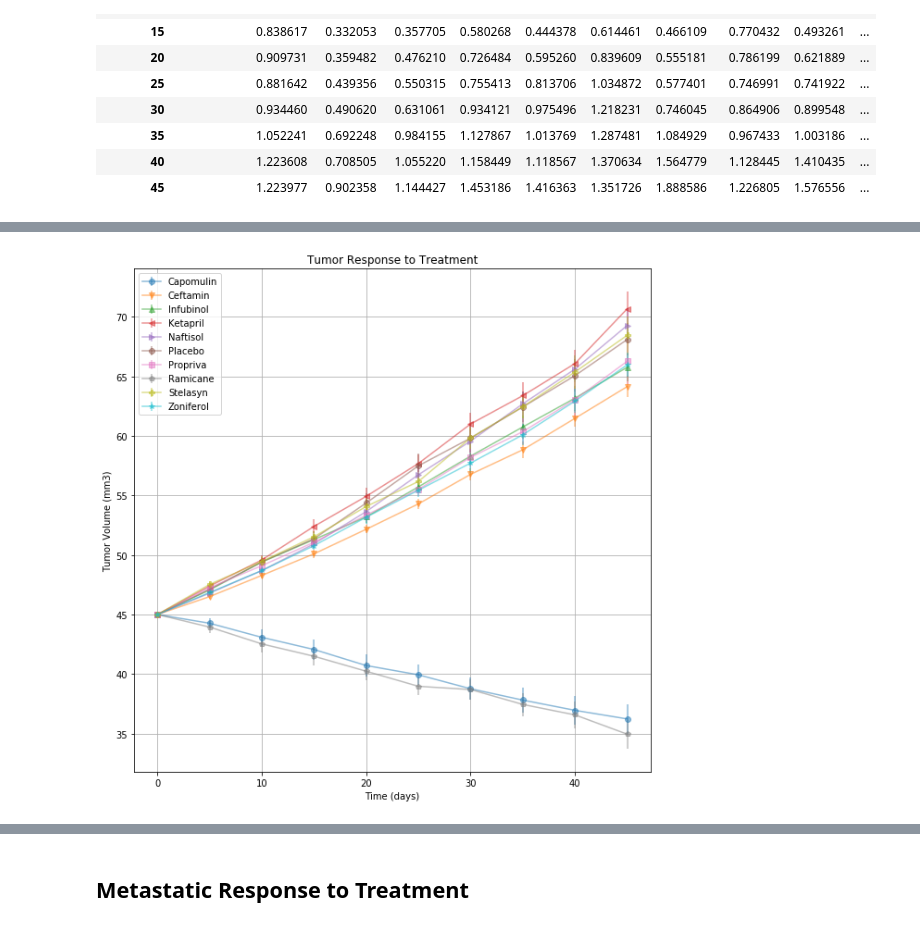
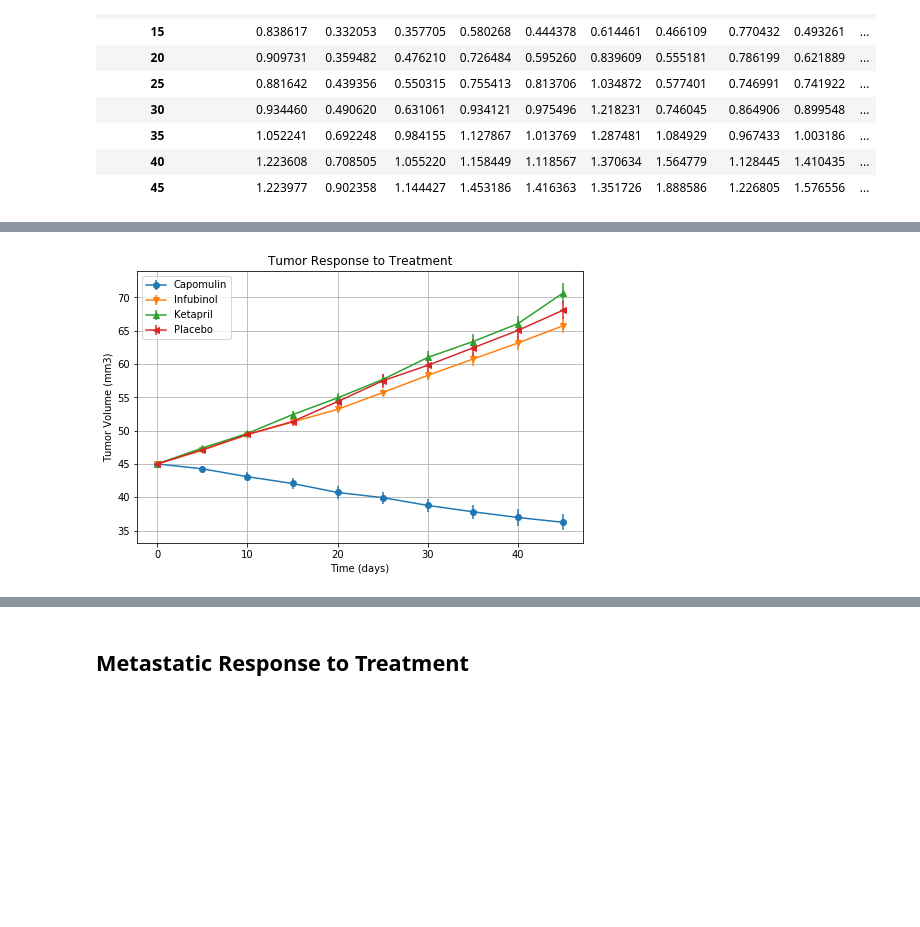
Before and after one commit to vgrose/matplotlib, a Jupyter notebook: pymaceuticals_starter.ipynb, the cells around one changed output, grey strips where cells are left out. Cells and saved outputs as stored; diff of their text form; code cells hidden in the pictures; blank space fills up the shorter version.

Commit message:
was only supposed to do four of the drugs whoops

```diff
--- a/pymaceuticals_starter.ipynb
+++ b/pymaceuticals_starter.ipynb
@@ -33,9 +33,14 @@ mouse_drugs.head()
 ## Tumor Response to Treatment
 # %%
 # Store the Mean Tumor Volume Data Grouped by Drug and Timepoint
-tumor_volume_means=mouse_drugs.groupby(["Drug","Timepoint"]).mean()
+tumor_volume_means=mouse_drugs.groupby(["Timepoint","Drug"]).mean()
 
+#Drop unnecessary column:
 tumor_volume_means=tumor_volume_means.drop(columns=["Metastatic Sites"])
-# Preview DataFrame
+
+#Format:
+tumor_volume_means=tumor_volume_means.unstack()
+
+# Preview:
 tumor_volume_means.head()
 # %% [output]
@@ -115,27 +81,31 @@ this=this.unstack()
 # %%
+#Set figure size:
+fig, ax = plt.subplots(figsize=(8,5))
 
-fig, ax = plt.subplots(figsize=(10,10))
+#Write list of drugs to be analyzed:
+drugs=["Capomulin", "Infubinol", "Ketapril", "Placebo"]
 
-drugs=["Capomulin","Ceftamin","Infubinol","Ketapril","Naftisol","Placebo","Propriva","Ramicane","Stelasyn","Zoniferol"]
-
+#Write list of markers:
 markers=["o","v","^","<",">","8","s","p","P","*"]
 
-
+#Write list of times:
 times=[0,5,10,15,20,25,30,35,40,45]
 
+#Iterate over list of drugs to write scatter plot with error bars (I'm sure there's an easier way to do this but it's too lateeee)
 number=0
 for drug in drugs:
-    volume=this["Tumor Volume (mm3)"][drug]
+    volume=tumor_volume_means["Tumor Volume (mm3)"][drug]
     errors=tumor_volume_errors["Tumor Volume (mm3)"][drug]
-    ax.errorbar(x=times, y=volume, yerr=errors, alpha=0.5, marker=markers[number])
+    ax.errorbar(x=times, y=volume, yerr=errors, marker=markers[number])
     number=number+1
 
+#Set legends, axis labels, title, gridlines, and fontsize:
 plt.legend(drugs)
 plt.ylabel("Tumor Volume (mm3)")
 plt.xlabel("Time (days)")
 plt.title("Tumor Response to Treatment")
 plt.grid(True)
 plt.rc('font', size=10)
 plt.rc('figure', titlesize=30)
 # %% [output]
-[figure, old version]
+[figure, new version]
```
Also changed, not shown: parts of 35 cells of this notebook.
